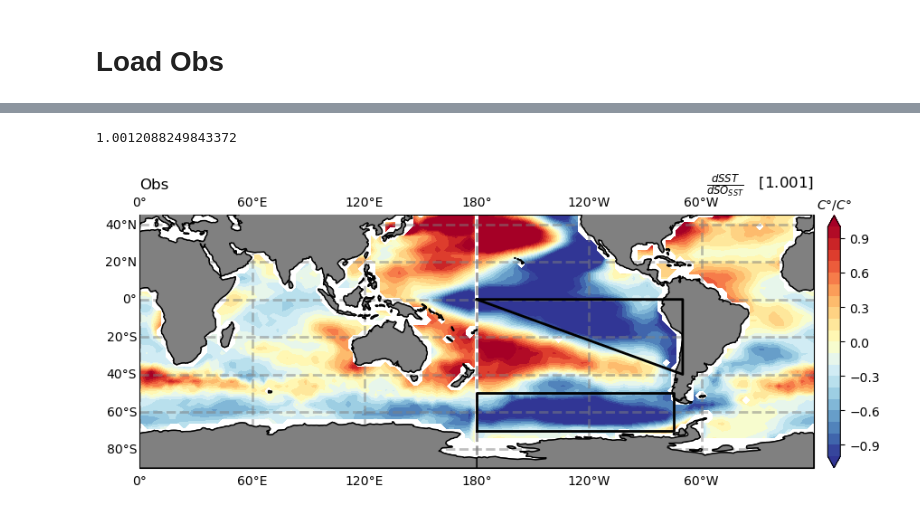
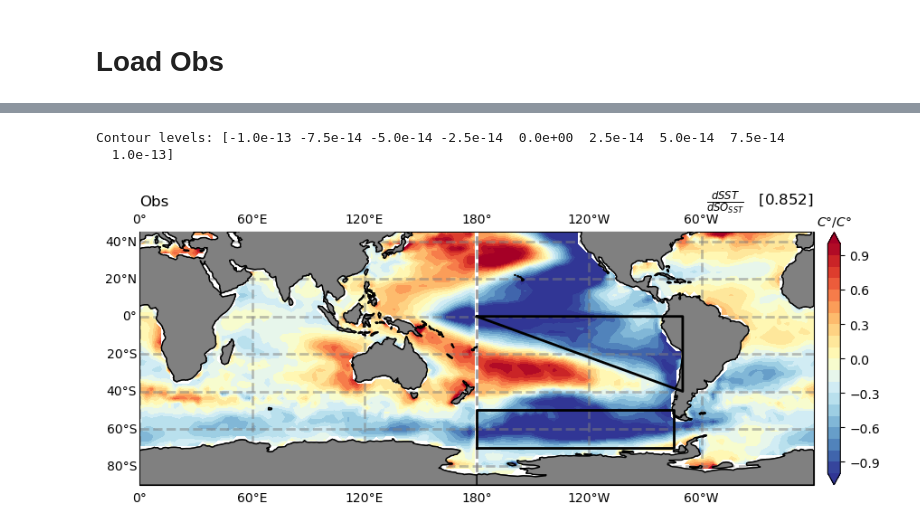
Before and after one commit to zacespinosa/SO-EP-teleconnection, a Jupyter notebook: SO-EPT-Obs.ipynb, the cells around one changed output, grey strips where cells are left out. Cells and saved outputs as stored; diff of their text form; code cells hidden in the pictures.

```diff
--- a/SO-EPT-Obs.ipynb
+++ b/SO-EPT-Obs.ipynb
@@ -50,13 +50,14 @@ def _global_plot(
         levels=levels,
     )
     if contours is not None:
-        ax.contour(
+        contour_obj = ax.contour(
             lon, lat, contours,
             transform=ccrs.PlateCarree(),
             colors="black",
-            levels=[-1, -.9, -.8, -.7, -.6, -.5, -.4] # Contours for -1 to 1 correlations
-            # levels=[-300, -200, -100, 0, 100, 125, 150, 175, 200] # Contours for PSL
+            # levels=[-1, -.9, -.8, -.7, -.6, -.5, -.4] # Contours for -1 to 1 correlations
+            levels=8 #[-300, -200, -100, 0, 100, 125, 150, 175, 200] # Contours for PSL
         )
+        print("Contour levels:", contour_obj.levels)
     if pr is not None:
         ax.contour(
             lon, lat, pr,
@@ -275,5 +332,6 @@ Attributes:
 # %%
-SST_PRODUCTS = ["NOAA-OISST-v2.1", "PCMDI-AMIP-1-1-9", "ERA5", "NOAA-ERSSTv5", "COBE"]
+SST_PRODUCTS = ["NOAA-OISST-v2.1", "PCMDI-AMIP-1-1-9", "ERA5", "NOAA-ERSSTv5", "COBE2", "HadISST-2.2"]
+# SST_PRODUCTS = ["NOAA-OISST-v2.1", "PCMDI-AMIP-1-1-9", "ERA5", "NOAA-ERSSTv5", "COBE", "COBE2", "HadISST-1.1", "HadSST4", "HadISST-2.3", "HadISST-2.2"]
 # SST_PRODUCTS = ["ERA5", "COBE", "COBE2", "NOAA-OISST-v2.1", "NOAA-OISST-v2.0", "HadISST-1.1", "HadSST4", "PCMDI-AMIP-1-1-9"]
 
 def load_sst(product_name="ERA5"):
@@ -282,8 +340,8 @@ def load_sst(product_name="ERA5"):
     output_grid = xc.create_grid(lat, lon)
 
     # FULL TIME PERIOD
-    start_time = "1950-01-01"
-    end_time = "2017-12-31"
+    start_time = "1850-01-01"
+    end_time = "2022-12-31"
 
     ###### PREPROCESSING ######
     if product_name == "ERA5":
@@ -294,7 +352,7 @@ def load_sst(product_name="ERA5"):
         ds = ds.rename({"lon": "longitude", "lat": "latitude"})
 
     elif product_name == "COBE":
-        ds = xc.open_dataset("/p/user_pub/climate_work/zelinka1/COBE/sst.mon.mean.nc").sel(time=slice(start_time, end_time))
+        ds = xc.open_dataset("/p/user_pub/climate_work/zelinka1/COBE/sst.mon.mean.nc").sel(time=slice(start_time, "2017-12-31"))
         ds = ds.rename({"lon": "longitude", "lat": "latitude"})
 
     elif product_name == "COBE2":
@@ -303,22 +361,21 @@ def load_sst(product_name="ERA5"):
 
     elif product_name == "NOAA-OISST-v2.1":
         ds = xc.open_dataset("/p/user_pub/climate_work/zelinka1/NOAA-OISST-v2.1/sst.mon.mean.nc")
-        ds = ds.rename({"lon": "longitude", "lat": "latitude"}).sel(time=slice(start_time, end_time))
+        ds = ds.rename({"lon": "longitude", "lat": "latitude"}).sel(time=slice("1982-01-01", end_time))
 
     elif product_name == "NOAA-OISST-v2.0":
         ds = xc.open_dataset("/p/user_pub/climate_work/zelinka1/NOAA-OISST-v2/sst.mnmean.nc")
         ds = ds.rename({"lon": "longitude", "lat": "latitude"}).sel(time=slice(start_time, end_time))
 
     elif product_name == "HadISST-1.1":
-        ds = xc.open_dataset("/p/user_pub/climate_work/zelinka1/HadISST/HadISST_sst.nc").sel(time=slice(start_time, end_time))
+        ds = xc.open_dataset("/p/user_pub/climate_work/zelinka1/HadISST/HadISST_sst.nc").sel(time=slice(start_time, "2017-12-31"))
 
     elif product_name == "HadISST-2.2":
         ds = xc.open_dataset("/p/user_pub/climate_work/zelinka1/HadISST/HadISST-2-2-0-0-0.nc").rename({"tos": "sst"})
         ds = ds.rename({"lon": "longitude", "lat": "latitude"})
 
     elif product_name == "HadISST-2.3":
-        ds = xc.open_dataset("/p/user_pub/climate_work/zelinka1/HadISST/HadISST.2.3.0.c_ensemble_member_001.nc").rename({"tos": "sst"})
-        ds = ds.rename({"lon": "longitude", "lat": "latitude"})
+        ds = xc.open_dataset("/p/user_pub/climate_work/zelinka1/HadISST/HadISST.2.3.0.c_ensemble_member_001.nc").rename({"tos": "sst"}).sel(time=slice(start_time, "2019-12-31"))
 
     elif product_name == "HadSST4":
         ds = xc.open_dataset("/p/user_pub/climate_work/zelinka1/HadSST/HadSST.4.0.1.0_median.nc").rename({"tos": "sst"}).sel(time=slice(start_time, end_time))
@@ -335,10 +392,16 @@ def load_sst(product_name="ERA5"):
     ds = fix_coords(ds, include_T=True)
     ds = ds.reindex(latitude=list(reversed(ds.latitude)))
     # Calculate Anomalies
-    ds = ds.temporal.departures("sst", "month", reference_period=("1990-01-01", "2010-12-31"))
+    ds = ds.temporal.departures("sst", "month") #, reference_period=("1990-01-01", "2010-12-31"))
     # Regrid to 2.5x2.5 degree grid
     ds = ds.regridder.horizontal("sst", output_grid, tool='xesmf', method='bilinear')
     ds = ds.rename({"lon": "longitude", "lat": "latitude"})
+    # Detrend
+    # ds["time"] = ssts.indexes["time"].to_datetimeindex().values.astype('datetime64[M]')
+    time_idx = xr.DataArray(np.arange(len(ds.time)), dims="time")
+    ssts_slope = xscore.linslope(time_idx, ds["sst"], dim="time", skipna=False)
+    ds["sst"] = ds["sst"] - ssts_slope*time_idx
+
 
     # Get SST Anomalies in Triangular Region
     latmin, latmax = -38.75, -1.25
@@ -446,8 +555,0 @@ Data variables:
-# %%
-a = []
-for p, ob in obs_sst_region_reg.items():
-    a.append(ob.sel(years=12*5).reg.values)
-avg_reg = np.mean(a)
-avg_reg
-# %% [output]
-1.0012088249843372
@@ -480,27 +556,30 @@ reg_so_psl, p_so_psl = get_region_reg(, era5_msl["msl"], window=window)
 # %%
 # Calculate the average of all maps
-average_map = np.mean([data.squeeze().values for data in obs_sst_maps_reg.values()], axis=0)
+avg_reg = obs_sst_region_reg.sel(years=12*5).reg.mean().values
 
 # Create a single plot
 fig, ax = plt.subplots(1, 1, figsize=(10, 5), subplot_kw={'projection': ccrs.PlateCarree(central_longitude=180)})
 
 # Plot the average map
 img = _global_plot(
     ax,
-    data=-average_map,
-    lat=data.latitude,
-    lon=data.longitude,
+    data=-obs_sst_maps_reg.mean("model"),
+    lat=obs_sst_maps_reg.latitude,
+    lon=obs_sst_maps_reg.longitude,
     levels=np.arange(-2, 2.1, .1),
     cmap="RdYlBu_r",
     cbar_label=r"$Wm^{-2}/C\degree$",
+    contours=-obs_psl_reg.mean("model").reg.values,
 )
 
 cbar = plt.colorbar(img, ax=ax, orientation="vertical", fraction=.018, pad=0.02)
 cbar.ax.set_title(r"$C\degree/C\degree$", fontsize=10)
 ax.set_title(r"$\frac{dSST}{dSO_{SST}}$   " + f"[{np.around(avg_reg, 3)}]", loc="right", fontsize=title_fontsize*.75)
 ax.set_title("Obs", loc="left", fontsize=title_fontsize*.75)
 
 plt.show()
 # %% [output]
+Contour levels: [-1.0e-13 -7.5e-14 -5.0e-14 -2.5e-14  0.0e+00  2.5e-14  5.0e-14  7.5e-14
+  1.0e-13]
-[figure, old version]
+[figure, new version]
 # %%
```
Also changed, not shown: parts of 11 cells of this notebook, 2 other files.
